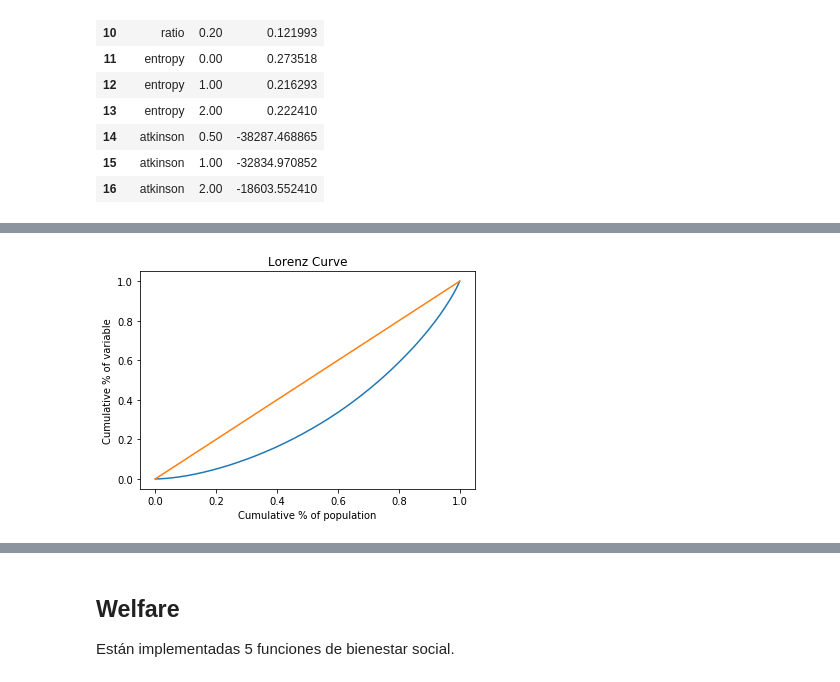
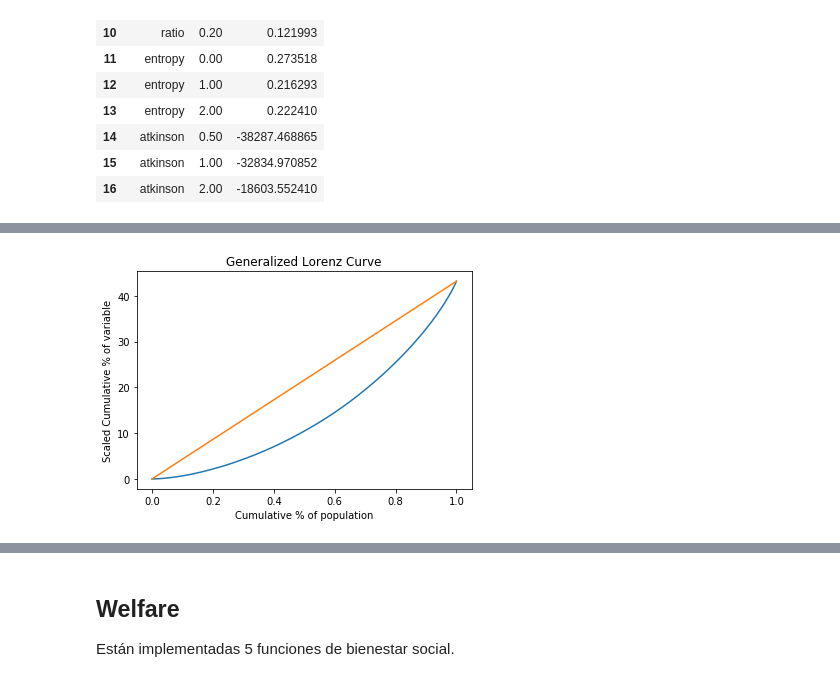
Before and after one commit to ngrion/apode, a Jupyter notebook: apode.ipynb, the cells around one changed output, grey strips where cells are left out. Cells and saved outputs as stored; diff of their text form; code cells hidden in the pictures.

Commit message:
Graph measures
Se agrega Pen's Parade y Lorenz absoluta y generalizada. Se hace opcional el plot

```diff
--- a/apode.ipynb
+++ b/apode.ipynb
@@ -285,5 +304,5 @@ dz_i
 # %%
-# Curva de Lorenz
-df_lor = dr2.lorenz()
+# Curva de Lorenz Generalizada
+df_lorg = dr2.lorenz(type='g')
 # %% [output]
-[figure, old version]
+[figure, new version]
```
Also changed, not shown: parts of 12 cells of this notebook, 4 other files.
